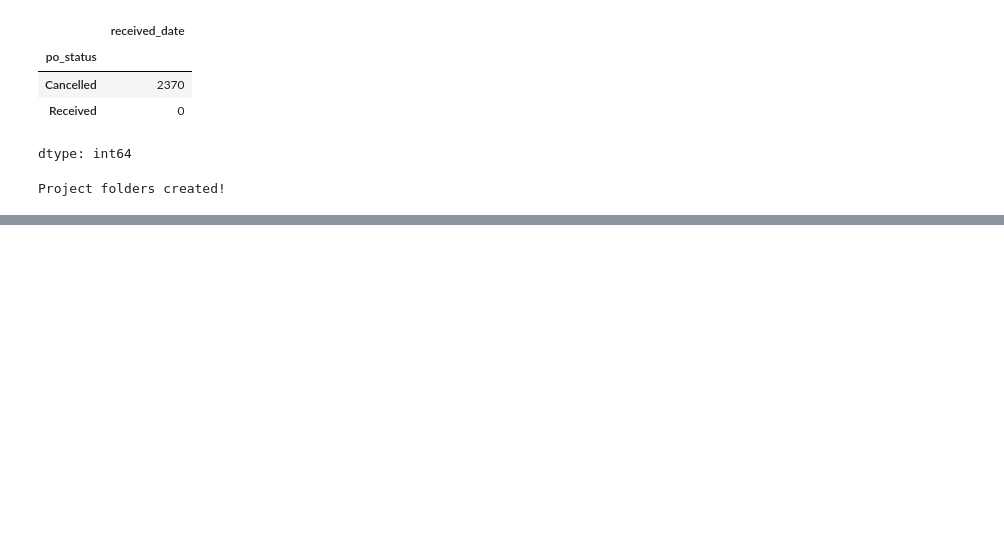
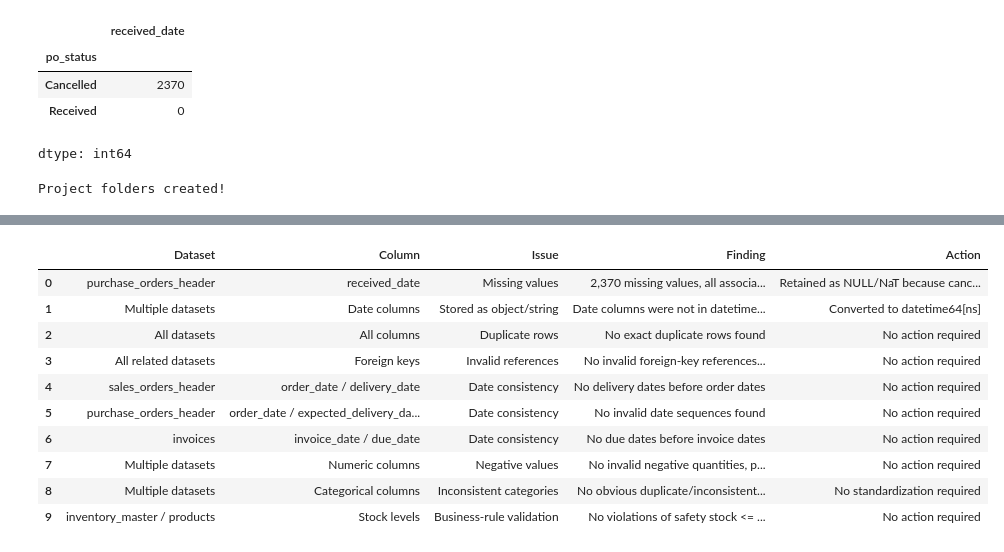
Before and after one commit to samanrasheed/heavy-supplier-inventory-warehouse-analytics, a Jupyter notebook: notebooks/01_data_profiling.ipynb, the cells around one changed output, grey strips where cells are left out. Saved outputs shown, nothing was run; the diff lists cells and outputs as text; code cells hidden in the pictures; blank space fills up the shorter version.

Commit message:
Complete data cleaning and validation

```diff
--- a/notebooks/01_data_profiling.ipynb
+++ b/notebooks/01_data_profiling.ipynb
@@ -261,0 +766,91 @@ for file in os.listdir('/content'):
+# %%
+#create cleaning log
+
+# Create Data Cleaning Log
+
+cleaning_log = pd.DataFrame([
+    {
+        "Dataset": "purchase_orders_header",
+        "Column": "received_date",
+        "Issue": "Missing values",
+        "Finding": "2,370 missing values, all associated with Cancelled POs",
+        "Action": "Retained as NULL/NaT because cancelled POs were not received"
+    },
+    {
+        "Dataset": "Multiple datasets",
+        "Column": "Date columns",
+        "Issue": "Stored as object/string",
+        "Finding": "Date columns were not in datetime format",
+        "Action": "Converted to datetime64[ns]"
+    },
+    {
+        "Dataset": "All datasets",
+        "Column": "All columns",
+        "Issue": "Duplicate rows",
+        "Finding": "No exact duplicate rows found",
+        "Action": "No action required"
+    },
+    {
+        "Dataset": "All related datasets",
+        "Column": "Foreign keys",
+        "Issue": "Invalid references",
+        "Finding": "No invalid foreign-key references found",
+        "Action": "No action required"
+    },
+    {
+        "Dataset": "sales_orders_header",
+        "Column": "order_date / delivery_date",
+        "Issue": "Date consistency",
+        "Finding": "No delivery dates before order dates",
+        "Action": "No action required"
+    },
+    {
+        "Dataset": "purchase_orders_header",
+        "Column": "order_date / expected_delivery_date / received_date",
+        "Issue": "Date consistency",
+        "Finding": "No invalid date sequences found",
+        "Action": "No action required"
+    },
+    {
+        "Dataset": "invoices",
+        "Column": "invoice_date / due_date",
+        "Issue": "Date consistency",
+        "Finding": "No due dates before invoice dates",
+        "Action": "No action required"
+    },
+    {
+        "Dataset": "Multiple datasets",
+        "Column": "Numeric columns",
+        "Issue": "Negative values",
+        "Finding": "No invalid negative quantities, prices, costs, stock, or payment amounts",
+        "Action": "No action required"
+    },
+    {
+        "Dataset": "Multiple datasets",
+        "Column": "Categorical columns",
+        "Issue": "Inconsistent categories",
+        "Finding": "No obvious duplicate/inconsistent category labels found",
+        "Action": "No standardization required"
+    },
+    {
+        "Dataset": "inventory_master / products",
+        "Column": "Stock levels",
+        "Issue": "Business-rule validation",
+        "Finding": "No violations of safety stock <= reorder level <= max stock",
+        "Action": "No action required"
+    }
+])
+
+cleaning_log
+# %% [output]
+|  | Dataset | Column | Issue | Finding | Action |
+| 0 | purchase_orders_header | received_date | Missing values | 2,370 missing values, all associa... | Retained as NULL/NaT because canc... |
+| 1 | Multiple datasets | Date columns | Stored as object/string | Date columns were not in datetime... | Converted to datetime64[ns] |
+| 2 | All datasets | All columns | Duplicate rows | No exact duplicate rows found | No action required |
+| 3 | All related datasets | Foreign keys | Invalid references | No invalid foreign-key references... | No action required |
+| 4 | sales_orders_header | order_date / delivery_date | Date consistency | No delivery dates before order dates | No action required |
+| 5 | purchase_orders_header | order_date / expected_delivery_da... | Date consistency | No invalid date sequences found | No action required |
+| 6 | invoices | invoice_date / due_date | Date consistency | No due dates before invoice dates | No action required |
+| 7 | Multiple datasets | Numeric columns | Negative values | No invalid negative quantities, p... | No action required |
+| 8 | Multiple datasets | Categorical columns | Inconsistent categories | No obvious duplicate/inconsistent... | No standardization required |
+| 9 | inventory_master / products | Stock levels | Business-rule validation | No violations of safety stock <= ... | No action required |
```
Also changed, not shown: parts of 67 cells of this notebook, 2 other files.
